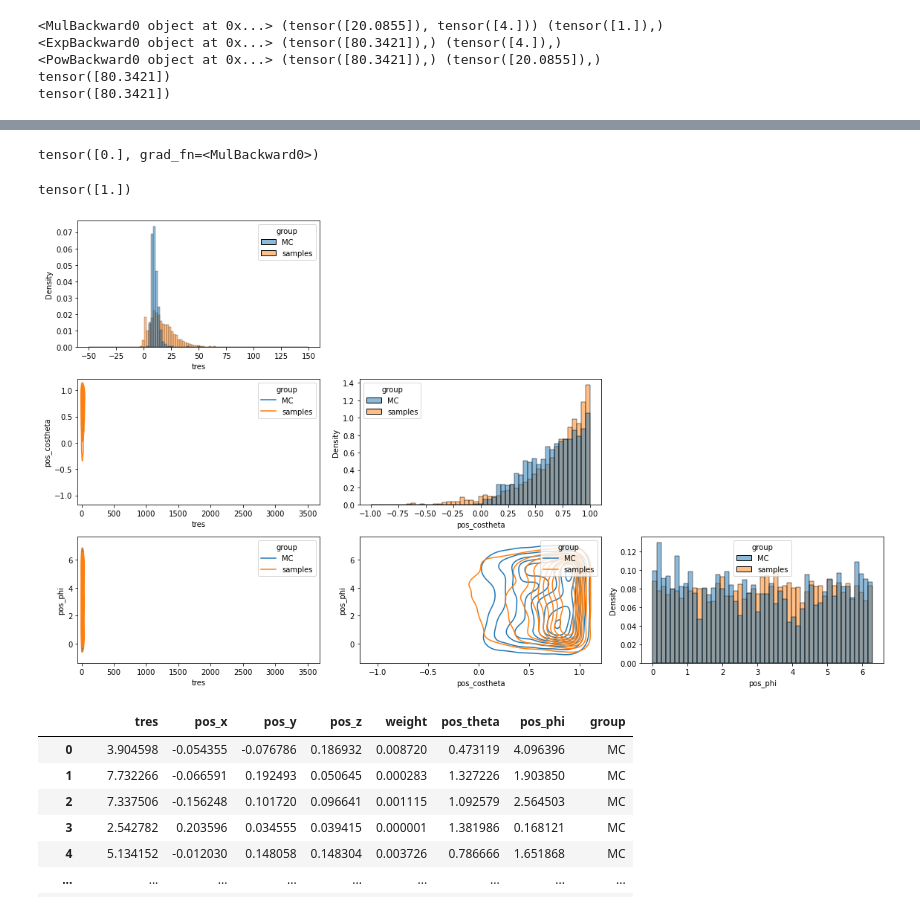
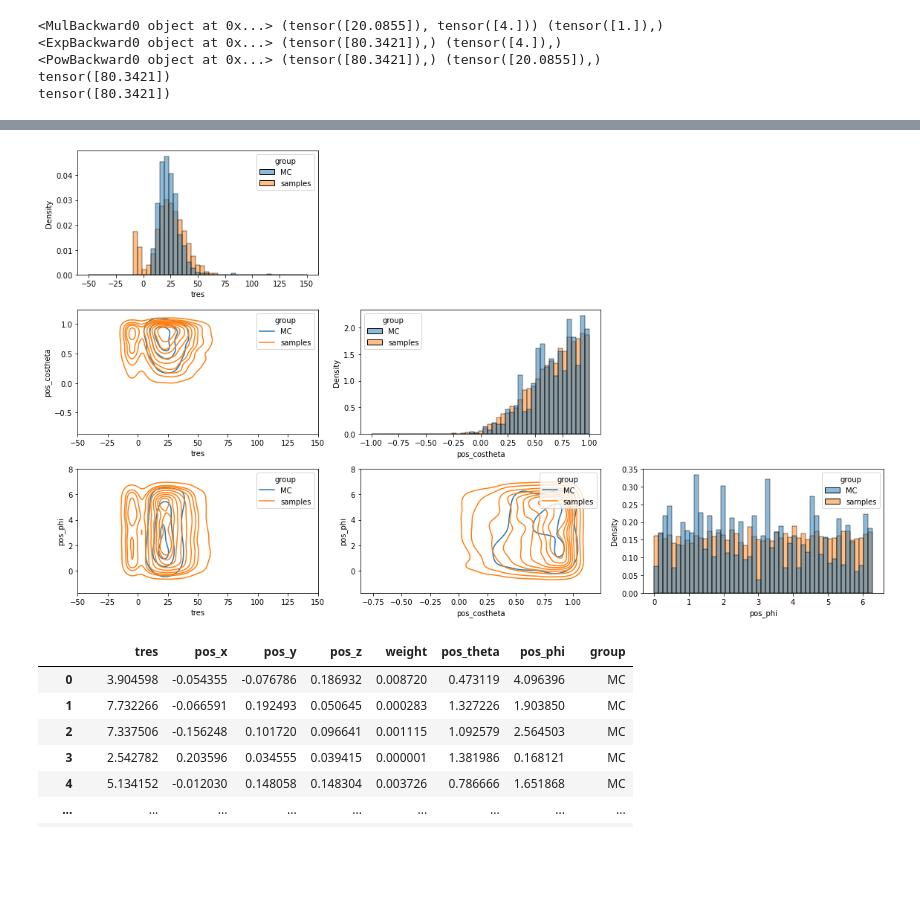
Before and after one commit to chrhck/NeutrinoTelescopes, a Jupyter notebook: notebooks/fit_normalizing_flow.ipynb, the cells around one changed output, grey strips where cells are left out. Cells and saved outputs as stored; diff of their text form; code cells hidden in the pictures; blank space fills up the shorter version.

```diff
--- a/notebooks/fit_normalizing_flow.ipynb
+++ b/notebooks/fit_normalizing_flow.ipynb
@@ -539,54 +474,42 @@ OrderedDict([('mlp_predictors.0.0.weight',
-# %%
-a = torch.tensor([0.], requires_grad=True)
-
-b = 0*torch.sin(a)
-b.retain_grad()
-b.backward()
-print(b)
-
-b.grad
-# %% [output]
-tensor([0.], grad_fn=<MulBackward0>)
-tensor([1.])
 # %%
-data_df, labels = read_photon_table_hdf_unweighted("../assets/photon_tables_extended_1.hd5", 450, ds)
+data_df, labels = read_photon_table_hdf_unweighted("../assets/photon_tables_extended_1.hd5", 410, ds)
 
 data_df = data_df.loc[:5000, :]
 
 sph = cart_to_sph(data_df["pos_x"] / 0.21, data_df["pos_y"] / 0.21, data_df["pos_z"] / 0.21)
 data_df["pos_theta"] = sph[:, 0]
 data_df["pos_phi"] = sph[:, 1]
 data_df["pos_costheta"] = np.cos(sph[:, 0])
 
 targ, bas, lpdf_targ, lpdf_bas = pdf.to("cpu").sample(samplesize=5000, conditional_input=labels[0, :].repeat(5000, 1))
 targ = pd.DataFrame(targ.numpy(), columns=["tres", "pos_theta", "pos_phi"])
 
 data_df["group"] = "MC"
 targ["group"] = "samples"
 targ["weight"] = 1.
 targ["pos_costheta"] = np.cos(targ["pos_theta"])
 
 data = pd.concat([data_df, targ]).reset_index()
 
 fig, axs = plt.subplots(3, 3, figsize=(16, 9))
 bins_1 = np.linspace(-50, 150, 50)
 bins_2 = np.linspace(-1, 1, 50)
 bins_3 = np.linspace(0, 2*np.pi, 50)
-sns.histplot(data, x="tres", weights="weight", bins=bins, hue="group", stat="density", ax=axs[0][0])
-sns.histplot(data, x="pos_costheta", weights="weight", bins=bins_2, hue="group", stat="density", ax=axs[1][1])
-sns.histplot(data, x="pos_phi", weights="weight", bins=bins_3, hue="group", stat="density", ax=axs[2][2])
+sns.histplot(data, x="tres", weights="weight", bins=bins_1, hue="group", stat="density", ax=axs[0][0], common_norm=False)
+sns.histplot(data, x="pos_costheta", weights="weight", bins=bins_2, hue="group", stat="density", ax=axs[1][1], common_norm=False)
+sns.histplot(data, x="pos_phi", weights="weight", bins=bins_3, hue="group", stat="density", ax=axs[2][2], common_norm=False)
 sns.kdeplot(data=data, x="tres", y="pos_costheta", weights="weight", ax=axs[1][0], hue="group", clip=[[-50, 150], [None, None]])
 sns.kdeplot(data=data, x="tres", y="pos_phi", weights="weight", ax=axs[2][0], hue="group", clip=[[-50, 150], [None, None]])
 sns.kdeplot(data=data, x="pos_costheta", y="pos_phi", weights="weight", ax=axs[2][1], hue="group", clip=[[-50, 150], [None, None]])
 
 
 axs[0][1].set_axis_off()
 axs[0][2].set_axis_off()
 axs[1][2].set_axis_off()
 
 plt.tight_layout()
 # %% [output]
-[figure, old version]
+[figure, new version]
 # %%
 data
 # %% [output]
```
Also changed, not shown: parts of 5 cells of this notebook, 1 other file.
